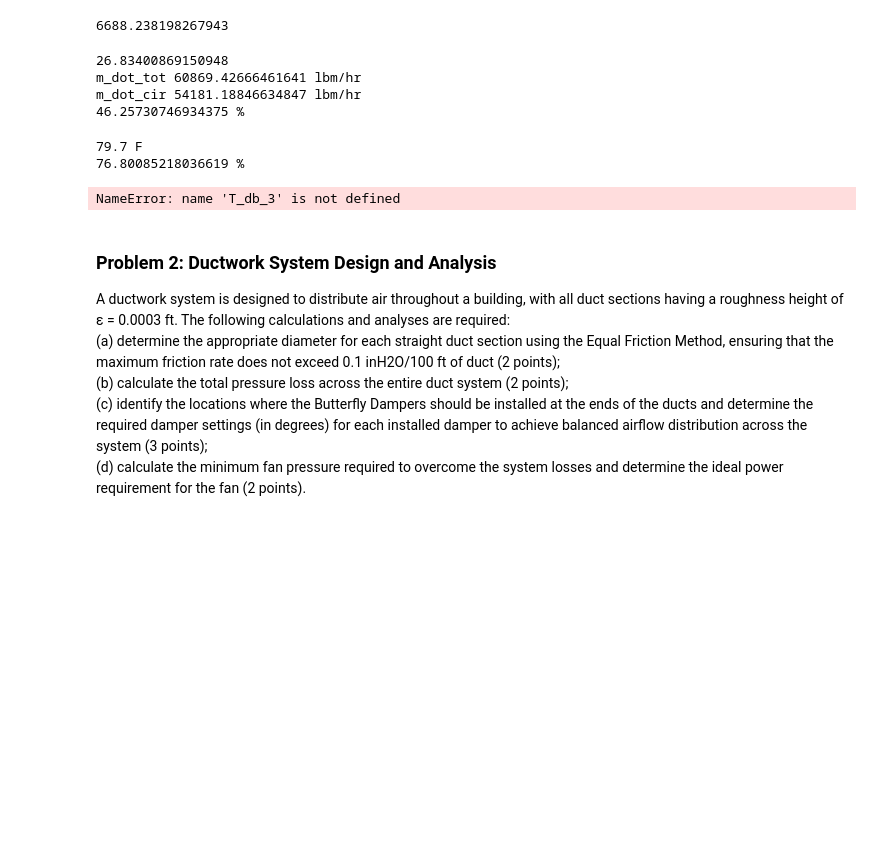
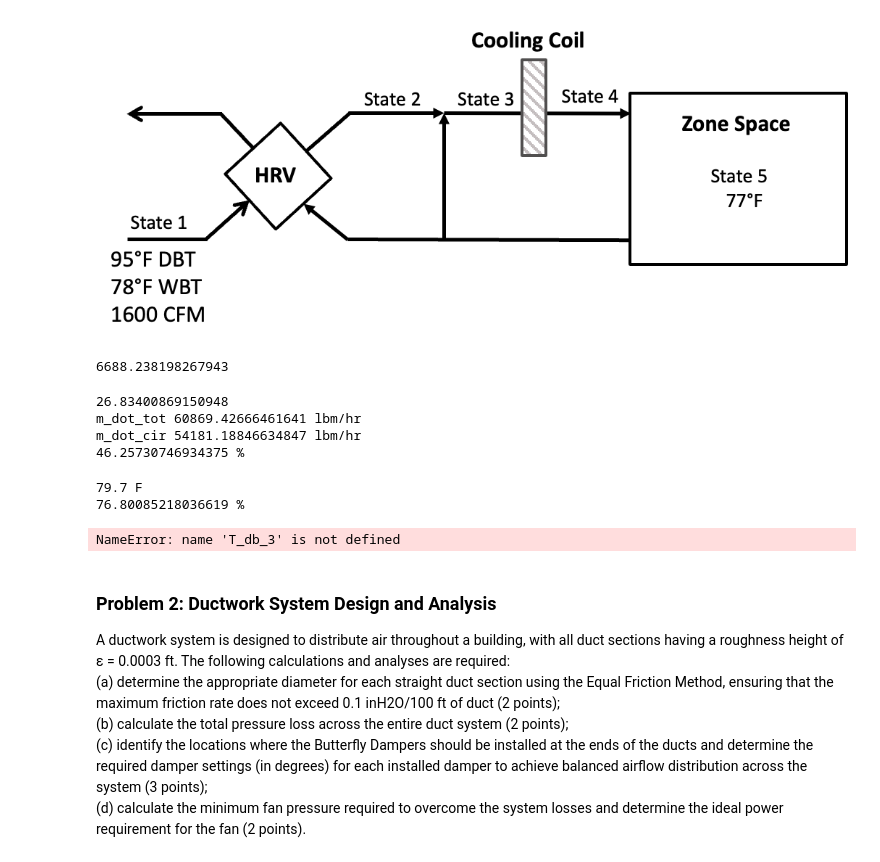
Before and after one commit to JieMa1202/CE414, a Jupyter notebook: Homework/Exam.ipynb, the cells around one changed output. Drawn from its saved outputs; the diff is of its cells as text; code cells hidden in the pictures; blank space fills up the shorter version.

```diff
--- a/Homework/Exam.ipynb
+++ b/Homework/Exam.ipynb
@@ -8,3 +17,7 @@ from PsychrometricProperty import W_ptr, Tdp_ptr, h_ptr, v_ptr, W_ptb,RH_ptb,Tdp
+# %%
+display(Image(filename='Midterm_P1.jpg'))
+# %% [output]
+[figure, added]
 # %%
 P_atm = 14.7
 V_dot_ven = 1600 #cfm
```
Also changed, not shown: parts of 3 cells of this notebook, 2 other files.
